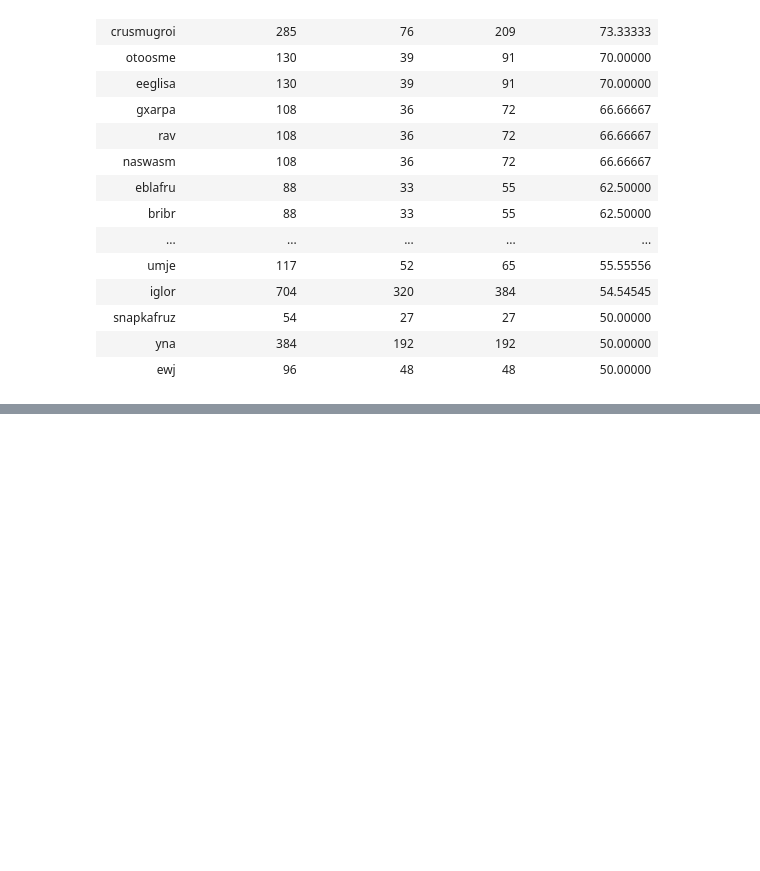
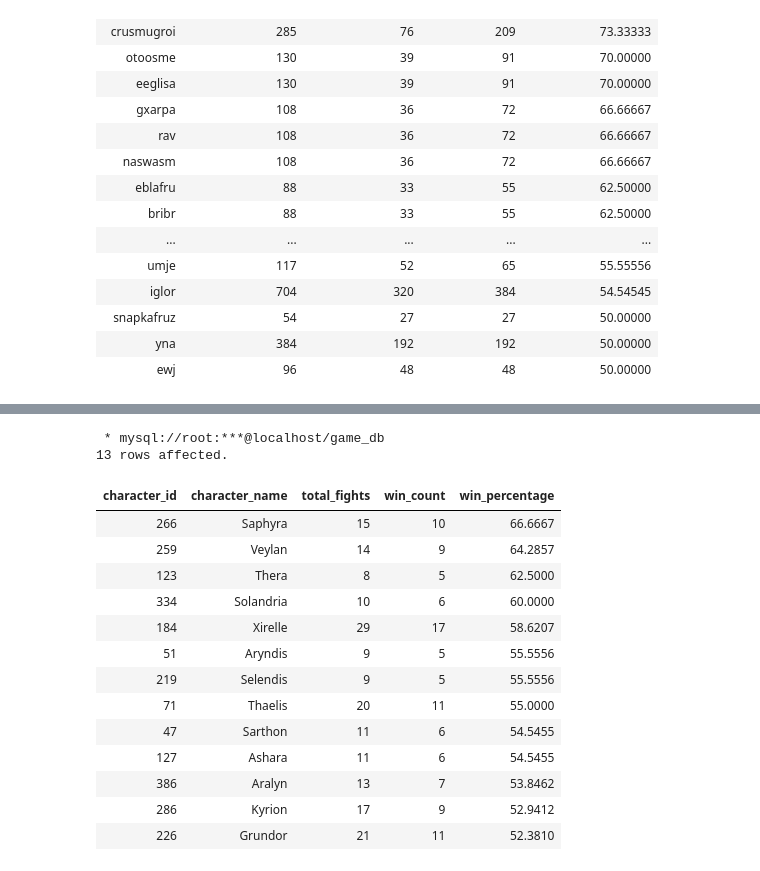
Before and after one commit to nikcho27/game_db, a Jupyter notebook: week4/queries.ipynb, the cells around one changed output, grey strips where cells are left out. Cells and saved outputs as stored; diff of their text form; code cells hidden in the pictures; blank space fills up the shorter version.

```diff
--- a/week4/queries.ipynb
+++ b/week4/queries.ipynb
@@ -181,0 +567,28 @@ LIMIT 20;
+# %%
+%%sql
+SELECT ce.character_id, c.name AS character_name,
+    COUNT(ce.character_id) AS total_fights,
+    SUM(CASE WHEN ce.value = 'Defeated' THEN 1 ELSE 0 END) AS win_count,
+    (SUM(CASE WHEN ce.value = 'Defeated' THEN 1 ELSE 0 END) / COUNT(ce.character_id)) * 100 AS win_percentage
+FROM character_enemy AS ce
+JOIN `character` AS c ON ce.character_id = c.character_id
+GROUP BY ce.character_id, character_name
+HAVING win_percentage > 51
+ORDER BY win_percentage DESC;
+# %% [output]
+ * mysql://root:***@localhost/game_db
+13 rows affected.
+| character_id | character_name | total_fights | win_count | win_percentage |
+| 266 | Saphyra | 15 | 10 | 66.6667 |
+| 259 | Veylan | 14 | 9 | 64.2857 |
+| 123 | Thera | 8 | 5 | 62.5000 |
+| 334 | Solandria | 10 | 6 | 60.0000 |
+| 184 | Xirelle | 29 | 17 | 58.6207 |
+| 51 | Aryndis | 9 | 5 | 55.5556 |
+| 219 | Selendis | 9 | 5 | 55.5556 |
+| 71 | Thaelis | 20 | 11 | 55.0000 |
+| 47 | Sarthon | 11 | 6 | 54.5455 |
+| 127 | Ashara | 11 | 6 | 54.5455 |
+| 386 | Aralyn | 13 | 7 | 53.8462 |
+| 286 | Kyrion | 17 | 9 | 52.9412 |
+| 226 | Grundor | 21 | 11 | 52.3810 |
```
Also changed, not shown: parts of 28 cells of this notebook, 1 other file.
